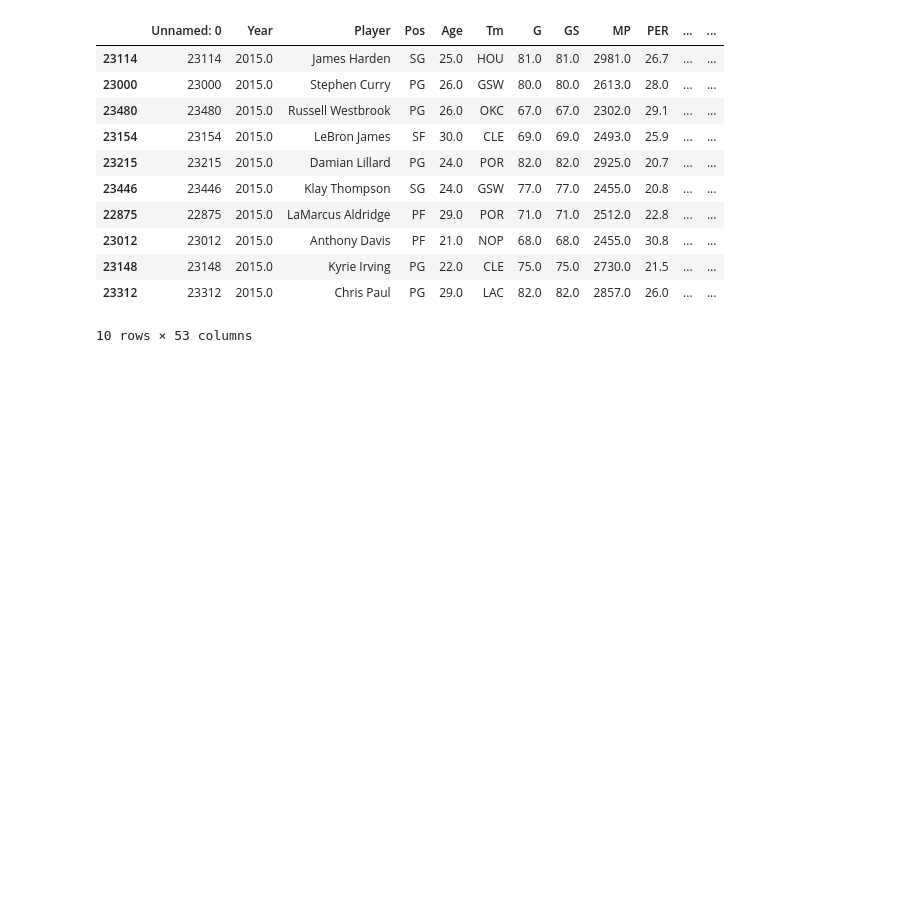
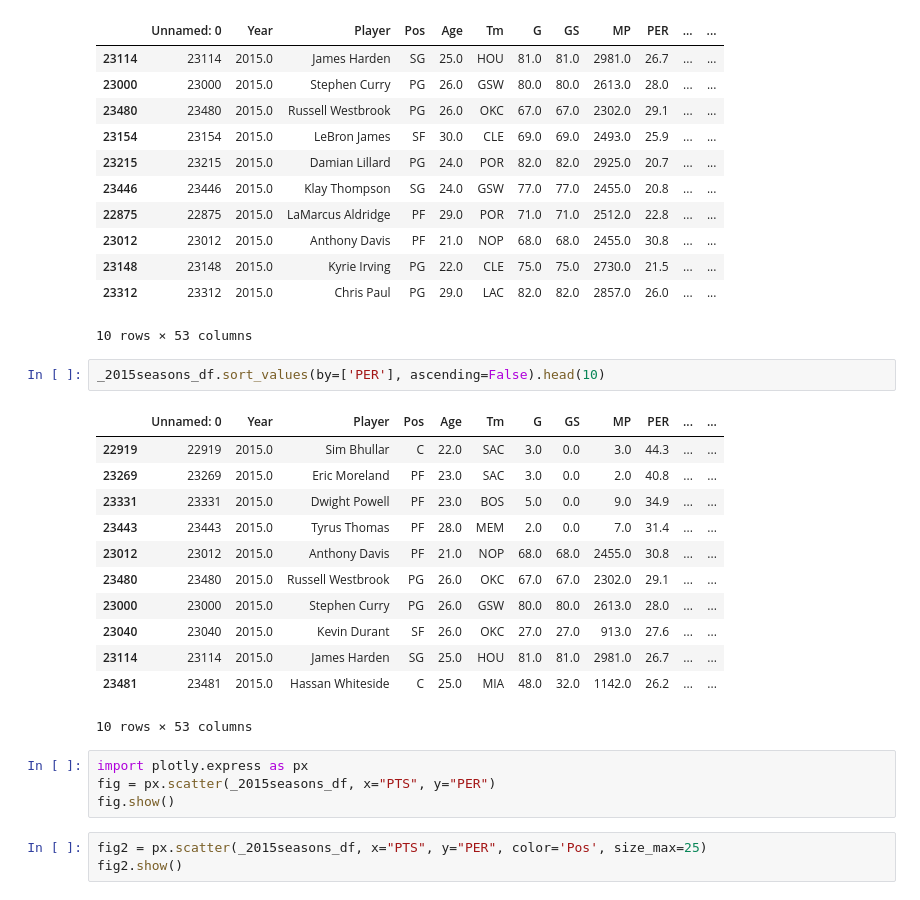
Before and after one commit to sdivakarla/Basketball, a Jupyter notebook: highestscorer.ipynb, the cells around one changed output. Cells and saved outputs as stored; diff of their text form; blank space fills up the shorter version.

```diff
--- a/highestscorer.ipynb
+++ b/highestscorer.ipynb
@@ -87,3 +94,25 @@ _2015seasons_df.sort_values(by=['PTS'], ascending=False).head(10)
 | 23148 | 23148 | 2015.0 | Kyrie Irving | PG | 22.0 | CLE | 75.0 | 75.0 | 2730.0 | 21.5 | ... | ... |
 | 23312 | 23312 | 2015.0 | Chris Paul | PG | 29.0 | LAC | 82.0 | 82.0 | 2857.0 | 26.0 | ... | ... |
 10 rows × 53 columns
+# %%
+_2015seasons_df.sort_values(by=['PER'], ascending=False).head(10)
+# %% [output]
+|  | Unnamed: 0 | Year | Player | Pos | Age | Tm | G | GS | MP | PER | ... | ... |
+| 22919 | 22919 | 2015.0 | Sim Bhullar | C | 22.0 | SAC | 3.0 | 0.0 | 3.0 | 44.3 | ... | ... |
+| 23269 | 23269 | 2015.0 | Eric Moreland | PF | 23.0 | SAC | 3.0 | 0.0 | 2.0 | 40.8 | ... | ... |
+| 23331 | 23331 | 2015.0 | Dwight Powell | PF | 23.0 | BOS | 5.0 | 0.0 | 9.0 | 34.9 | ... | ... |
+| 23443 | 23443 | 2015.0 | Tyrus Thomas | PF | 28.0 | MEM | 2.0 | 0.0 | 7.0 | 31.4 | ... | ... |
+| 23012 | 23012 | 2015.0 | Anthony Davis | PF | 21.0 | NOP | 68.0 | 68.0 | 2455.0 | 30.8 | ... | ... |
+| 23480 | 23480 | 2015.0 | Russell Westbrook | PG | 26.0 | OKC | 67.0 | 67.0 | 2302.0 | 29.1 | ... | ... |
+| 23000 | 23000 | 2015.0 | Stephen Curry | PG | 26.0 | GSW | 80.0 | 80.0 | 2613.0 | 28.0 | ... | ... |
+| 23040 | 23040 | 2015.0 | Kevin Durant | SF | 26.0 | OKC | 27.0 | 27.0 | 913.0 | 27.6 | ... | ... |
+| 23114 | 23114 | 2015.0 | James Harden | SG | 25.0 | HOU | 81.0 | 81.0 | 2981.0 | 26.7 | ... | ... |
+| 23481 | 23481 | 2015.0 | Hassan Whiteside | C | 25.0 | MIA | 48.0 | 32.0 | 1142.0 | 26.2 | ... | ... |
+10 rows × 53 columns
+# %%
+import plotly.express as px
+fig = px.scatter(_2015seasons_df, x="PTS", y="PER")
+fig.show()
+# %%
+fig2 = px.scatter(_2015seasons_df, x="PTS", y="PER", color='Pos', size_max=25)
+fig2.show()
```
Also changed, not shown: parts of 10 cells of this notebook, 4 other files.
